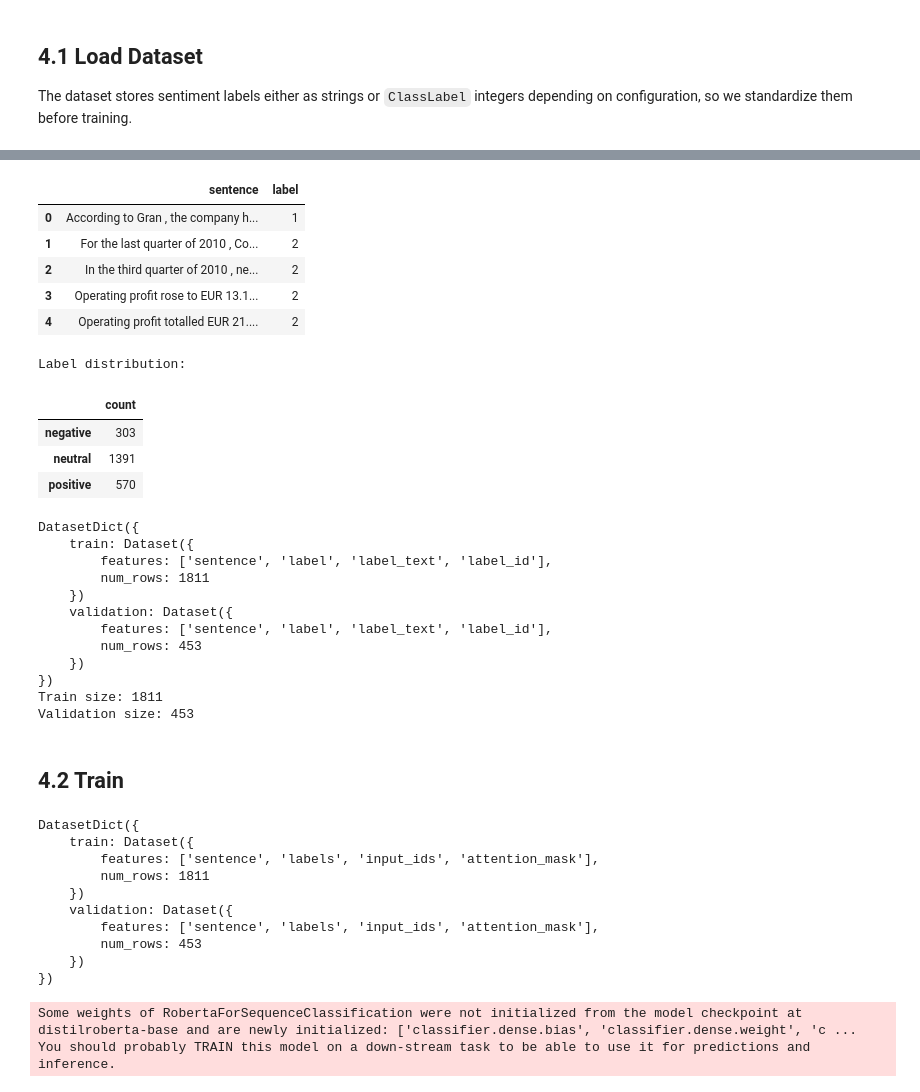
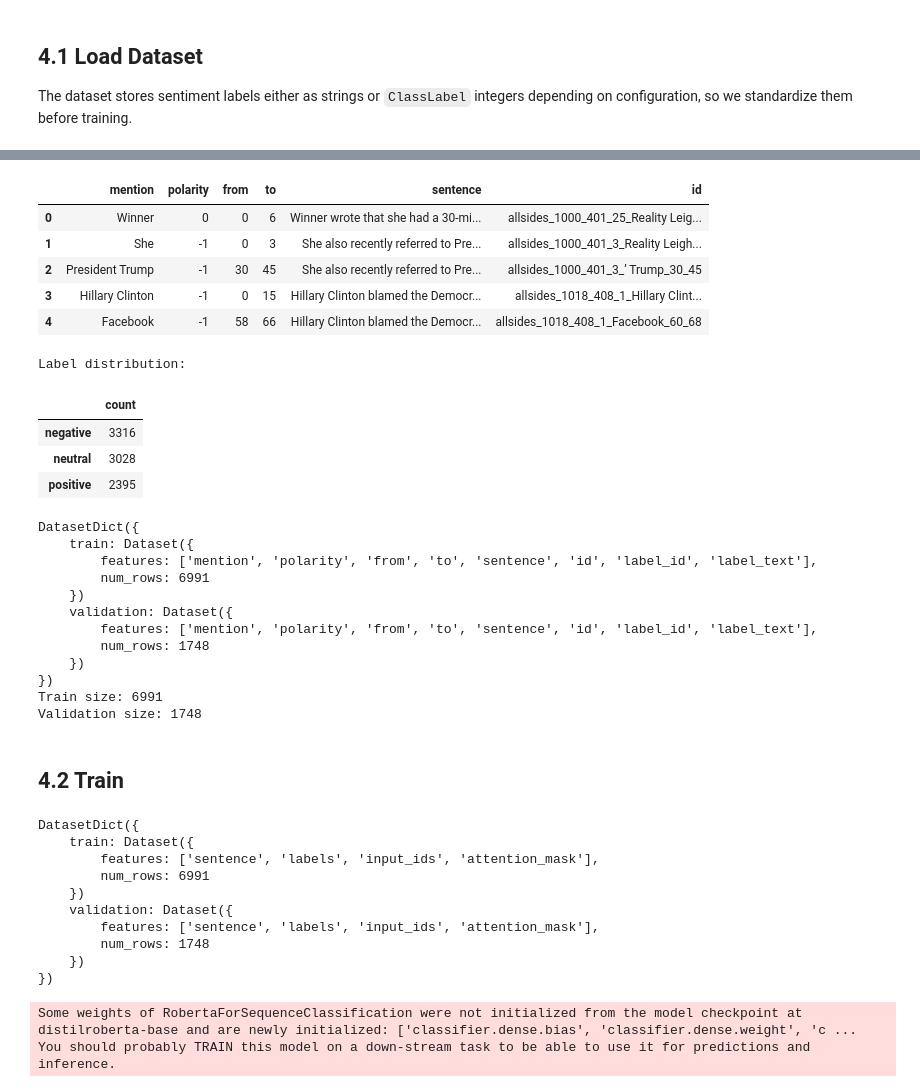
Before and after one commit to zhongjiaying/zjy-nlp-2603, a Jupyter notebook: 04_sentiment_model_training.ipynb, the cells around one changed output, grey strips where cells are left out. Saved outputs shown, nothing was run; the diff lists cells and outputs as text; code cells hidden in the pictures.

```diff
--- a/04_sentiment_model_training.ipynb
+++ b/04_sentiment_model_training.ipynb
@@ -35,9 +35,9 @@ from transformers import (
 
 SEED = 42
 BASE_MODEL = "distilroberta-base"
-DATASET_NAME = "takala/financial_phrasebank"
+DATASET_NAME = "fhamborg/news_sentiment_newsmtsc"
 OUTPUT_DIR = Path("./sentiment_distilroberta_financial_phrasebank")
-MAX_TOKEN_LENGTH = 256
+MAX_TOKEN_LENGTH = 512
 
 def set_seed(seed: int = 42) -> None:
     """Set all random seeds for reproducibility."""
@@ -69,7 +69,6 @@ The dataset stores sentiment labels either as strings or `ClassLabel` integers d
 # Other common options are: sentences_75agree, sentences_66agree, sentences_50agree.
 raw_dataset = load_dataset(
     DATASET_NAME,
-    "sentences_allagree",
     trust_remote_code=True
 )
 raw_dataset
@@ -84,39 +91,32 @@ DatasetDict({
 base_dataset = raw_dataset['train']
 base_dataset.to_pandas().head()
 # %% [output]
-|  | sentence | label |
-| 0 | According to Gran , the company h... | 1 |
-| 1 | For the last quarter of 2010 , Co... | 2 |
-| 2 | In the third quarter of 2010 , ne... | 2 |
-| 3 | Operating profit rose to EUR 13.1... | 2 |
-| 4 | Operating profit totalled EUR 21.... | 2 |
+|  | mention | polarity | from | to | sentence | id |
+| 0 | Winner | 0 | 0 | 6 | Winner wrote that she had a 30-mi... | allsides_1000_401_25_Reality Leig... |
+| 1 | She | -1 | 0 | 3 | She also recently referred to Pre... | allsides_1000_401_3_Reality Leigh... |
+| 2 | President Trump | -1 | 30 | 45 | She also recently referred to Pre... | allsides_1000_401_3_’ Trump_30_45 |
+| 3 | Hillary Clinton | -1 | 0 | 15 | Hillary Clinton blamed the Democr... | allsides_1018_408_1_Hillary Clint... |
+| 4 | Facebook | -1 | 58 | 66 | Hillary Clinton blamed the Democr... | allsides_1018_408_1_Facebook_60_68 |
 # %%
 label_list = ["negative", "neutral", "positive"]
 label2id = {label: idx for idx, label in enumerate(label_list)}
 id2label = {idx: label for label, idx in label2id.items()}
 
-dataset_label_feature = base_dataset.features['label']
-
 def add_label_id(example):
-    raw_label = example['label']
-    if isinstance(raw_label, str):
-        label_text = raw_label
-    else:
-        label_text = dataset_label_feature.int2str(raw_label)
-    example["label_text"] = label_text
-    example["label_id"] = label2id[label_text]
+    example["label_id"] = {-1: 0, 0: 1, 1: 2}[example['polarity']]
+    example['label_text'] = id2label[example["label_id"]]
     return example
 
 base_dataset = base_dataset.map(add_label_id)
 label_counts = pd.Series(base_dataset["label_text"]).value_counts().reindex(label_list, fill_value=0)
 print("Label distribution:")
 display(label_counts.to_frame(name="count"))
 # %% [output]
 Label distribution:
 |  | count |
-| negative | 303 |
-| neutral | 1391 |
-| positive | 570 |
+| negative | 3316 |
+| neutral | 3028 |
+| positive | 2395 |
 # %%
 # Train-test split with stratification to maintain label distribution
 
@@ -139,16 +139,16 @@ print("Validation size:", len(dataset["validation"]))
 # %% [output]
 DatasetDict({
     train: Dataset({
-        features: ['sentence', 'label', 'label_text', 'label_id'],
-        num_rows: 1811
+        features: ['mention', 'polarity', 'from', 'to', 'sentence', 'id', 'label_id', 'label_text'],
+        num_rows: 6991
     })
     validation: Dataset({
-        features: ['sentence', 'label', 'label_text', 'label_id'],
-        num_rows: 453
+        features: ['mention', 'polarity', 'from', 'to', 'sentence', 'id', 'label_id', 'label_text'],
+        num_rows: 1748
     })
 })
-Train size: 1811
-Validation size: 453
+Train size: 6991
+Validation size: 1748
 # %% [markdown]
 ## 4.2 Train
 # %%
@@ -164,7 +164,7 @@ def tokenize_batch(batch):
 
 tokenized_dataset = dataset.map(tokenize_batch, batched=True)
 tokenized_dataset = tokenized_dataset.rename_column("label_id", "labels")
-tokenized_dataset = tokenized_dataset.remove_columns(["label", "label_text"])
+tokenized_dataset = tokenized_dataset.remove_columns(['mention', 'polarity', 'from', 'to', 'id', 'label_text'])
 tokenized_dataset.set_format(type="torch", columns=["input_ids", "attention_mask", "labels"])
 
 data_collator = DataCollatorWithPadding(tokenizer=tokenizer)
@@ -173,11 +173,11 @@ tokenized_dataset
 DatasetDict({
     train: Dataset({
         features: ['sentence', 'labels', 'input_ids', 'attention_mask'],
-        num_rows: 1811
+        num_rows: 6991
     })
     validation: Dataset({
         features: ['sentence', 'labels', 'input_ids', 'attention_mask'],
-        num_rows: 453
+        num_rows: 1748
     })
 })
 # %%
```
Also changed, not shown: parts of 8 cells of this notebook, 3 other files.
